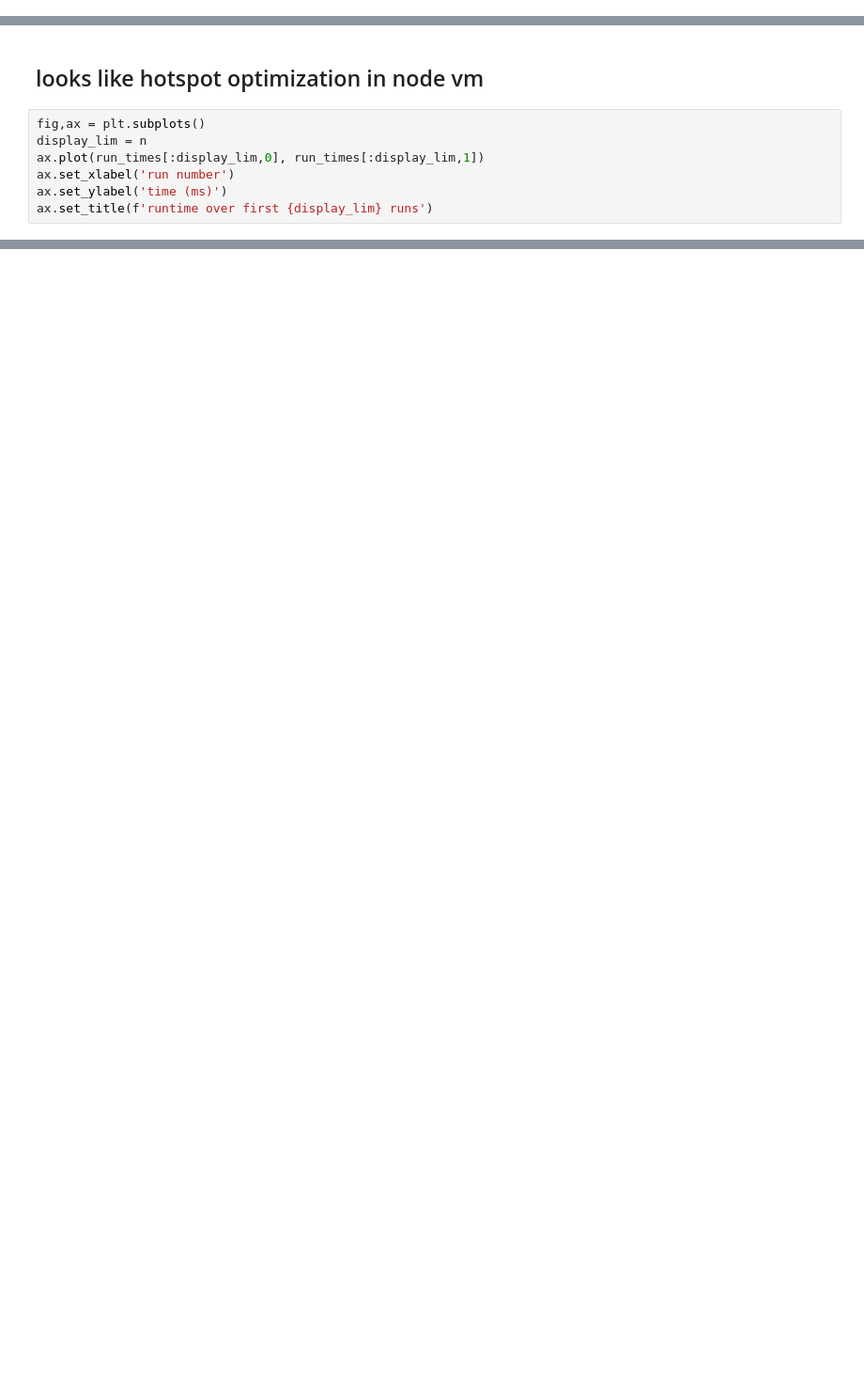
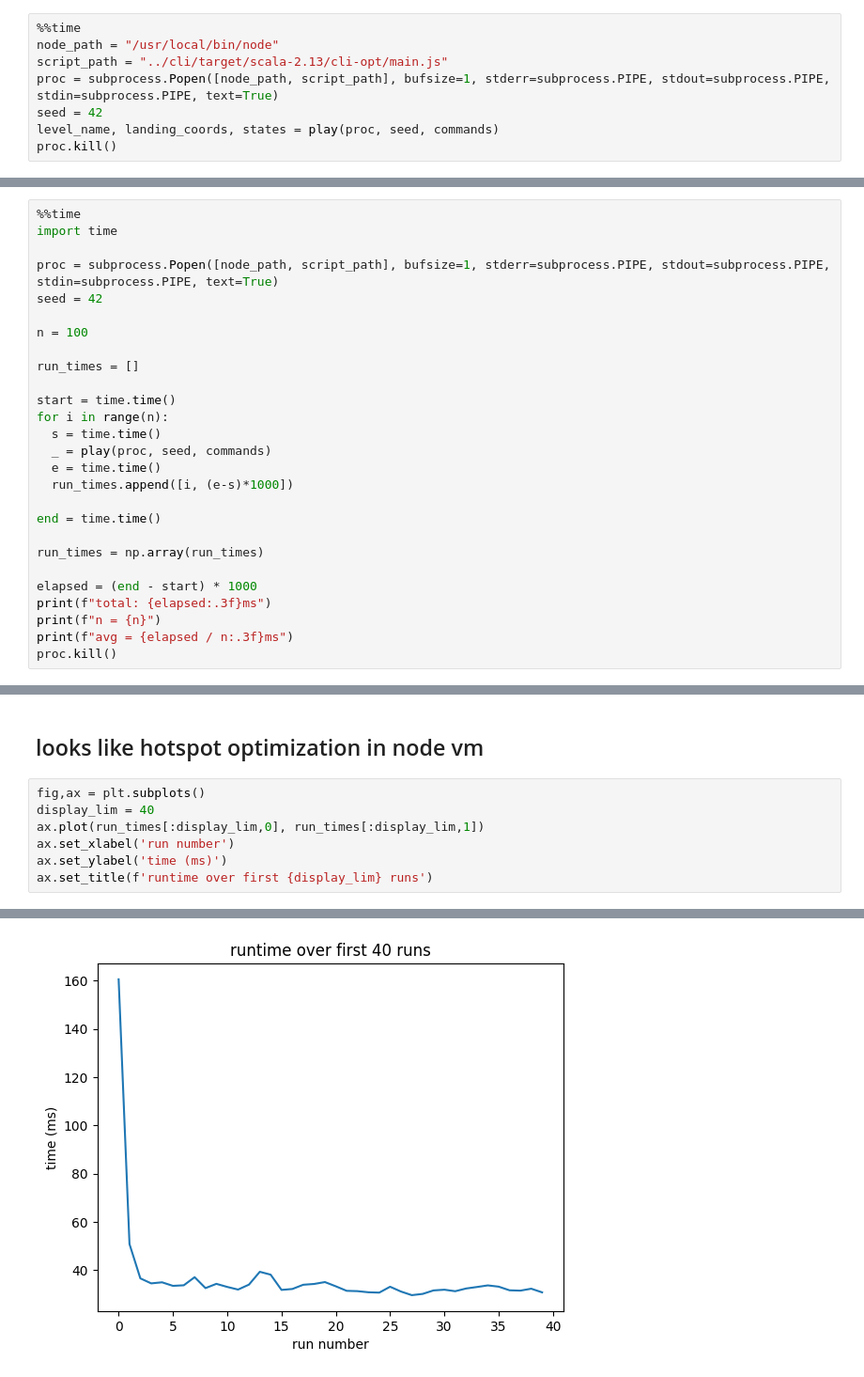
Before and after one commit to FloWi/codingame-marslander, a Jupyter notebook: python-ml/marslander_cli_executor.ipynb, the cells around one changed output, grey strips where cells are left out. Shown at 94% size. Drawn from its saved outputs; the diff is of its cells as text; blank space fills up the shorter version.

```diff
--- a/python-ml/marslander_cli_executor.ipynb
+++ b/python-ml/marslander_cli_executor.ipynb
@@ -40,0 +161,8 @@ pd.set_option("display.max_columns", None)
+# %%
+%%time
+node_path = "/usr/local/bin/node"
+script_path = "../cli/target/scala-2.13/cli-opt/main.js"
+proc = subprocess.Popen([node_path, script_path], bufsize=1, stderr=subprocess.PIPE, stdout=subprocess.PIPE, stdin=subprocess.PIPE, text=True)
+seed = 42
+level_name, landing_coords, states = play(proc, seed, commands)
+proc.kill()
@@ -88,0 +210,27 @@ with MarsLanderGymEnv() as env:
+# %%
+%%time
+import time
+
+proc = subprocess.Popen([node_path, script_path], bufsize=1, stderr=subprocess.PIPE, stdout=subprocess.PIPE, stdin=subprocess.PIPE, text=True)
+seed = 42
+
+n = 100
+
+run_times = []
+
+start = time.time()
+for i in range(n):
+  s = time.time()
+  _ = play(proc, seed, commands)
+  e = time.time()
+  run_times.append([i, (e-s)*1000])
+
+end = time.time()
+
+run_times = np.array(run_times)
+
+elapsed = (end - start) * 1000
+print(f"total: {elapsed:.3f}ms")
+print(f"n = {n}")
+print(f"avg = {elapsed / n:.3f}ms")
+proc.kill()
@@ -90,8 +244,9 @@ with MarsLanderGymEnv() as env:
 ## looks like hotspot optimization in node vm
 # %%
 fig,ax = plt.subplots()
-display_lim = n
+display_lim = 40
 ax.plot(run_times[:display_lim,0], run_times[:display_lim,1])
 ax.set_xlabel('run number')
 ax.set_ylabel('time (ms)')
 ax.set_title(f'runtime over first {display_lim} runs')
+# %% [output]
@@ -97,0 +254 @@ ax.set_title(f'runtime over first {display_lim} runs')
+[figure, added]
```
Also changed, not shown: parts of 9 cells of this notebook.
